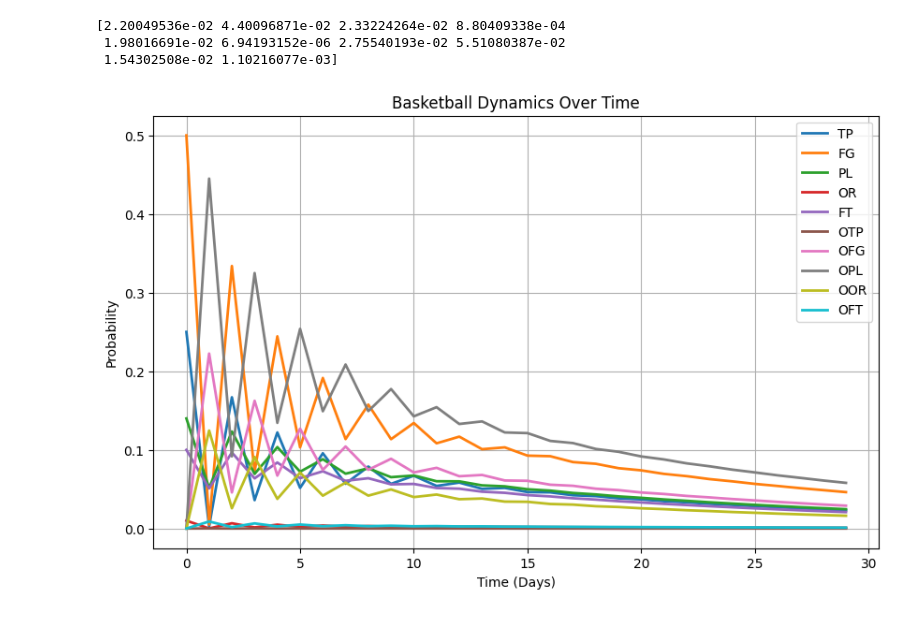
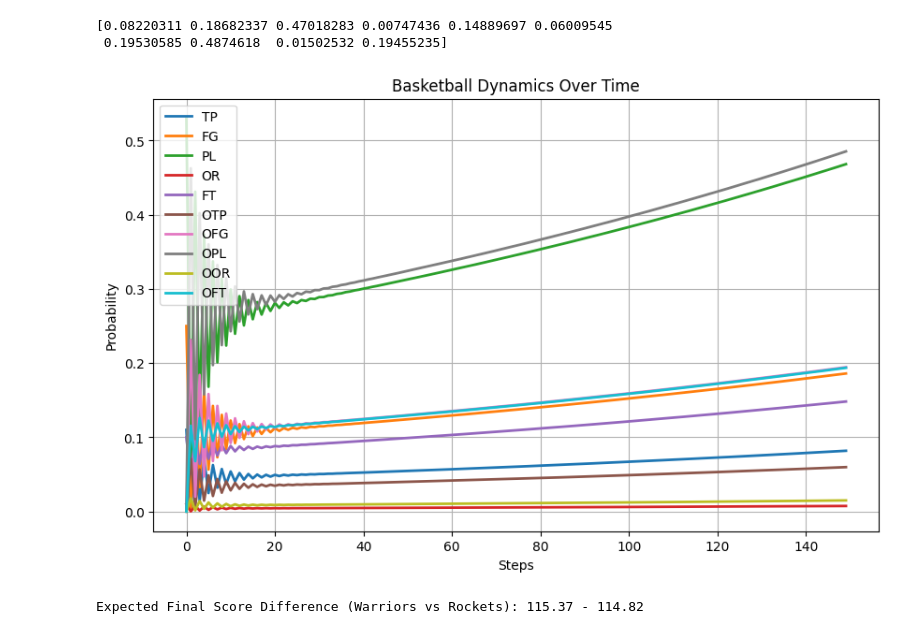
Before and after one commit to jchen-0808/AM115finalproject, a Jupyter notebook: main.ipynb, the cells around one changed output. Drawn from its saved outputs; the diff is of its cells as text; code cells hidden in the pictures.

```diff
--- a/main.ipynb
+++ b/main.ipynb
@@ -5,49 +6,66 @@ import random
 # %%
 # Simulating a basketball game
 
 # Three pointer, field goal, pocession lost, free throw, opponent three, opponent field goal,
 # opponenent pocession lost, opponent offensive rebound, opponent free throw
 states = ["TP", "FG", "PL", "OR", "FT", "OTP", "OFG", "OPL", "OOR", "OFT"]
-probabilities = np.array([0.25, 0.5, 0.14, 0.01, 0.1, 0, 0, 0, 0, 0])
+probabilities = np.array([0.11, 0.25, 0.53, 0.01, 0.1, 0, 0, 0, 0, 0])
 
 
 transition_matrix = np.array([
     # TP    FG    PL    OR    FT   OTP  OFG  OPL  OOR  OFT
-    [0,  0,  0,  0,  0, 0.0001, 0.25, 0.5, 0.14, 0.01],  # TP
-    [0,  0,  0,  0,  0, 0.0001, 0.25, 0.5, 0.14, 0.01],  # FG
-    [0,  0,  0,  0,  0, 0, 0.25, 0.5, 0.14, 0.01],  # PL
-    [0.25, 0.5, 0.14, 0.01, 0.1, 0, 0, 0, 0, 0],  # OR
-    [0.00001, 0.00001, 0.5, 0.00001, 0.5, 0, 0, 0, 0, 0],  # FT
-    [0.25, 0.5, 0.14, 0.01, 0.1, 0, 0, 0, 0, 0], # OTP
-    [0.25, 0.5, 0.14, 0.01, 0.1, 0, 0, 0, 0, 0], # OFG
-    [0.25, 0.5, 0.14, 0.01, 0.1, 0, 0, 0, 0, 0], # OPL
-    [0,  0,  0,  0,  0, 0, 0.25, 0.5, 0.14, 0.01], # OOR
-    [0.00001, 0.00001, 0.5, 0.00001, 0.5, 0, 0, 0, 0, 0] # OFT
+    [0,  0,  0,  0, 0.0001, 0.08, 0.26, 0.5199, 0.02, 0.13],  # TP
+    [0,  0,  0,  0, 0.0001, 0.08, 0.26, 0.5199, 0.02, 0.13],  # FG
+    [0,  0,  0,  0,  0, 0.08, 0.26, 0.52, 0.02, 0.13],  # PL
+    [0.11, 0.25, 0.53, 0.01, 0.1, 0, 0, 0, 0, 0],  # OR
+    [0.00001, 0.00001, 0.5, 0.00001, 0.49997, 0, 0, 0, 0, 0],  # FT
+    [0.11, 0.25, 0.5299, 0.01, 0.1, 0, 0, 0, 0, 0.0001], # OTP
+    [0.11, 0.25, 0.5299, 0.01, 0.1, 0, 0, 0, 0, 0.0001], # OFG
+    [0.11, 0.25, 0.53, 0.01, 0.1, 0, 0, 0, 0, 0], # OPL
+    [0,  0,  0,  0, 0, 0.08, 0.26, 0.52, 0.02, 0.13], # OOR
+    [0, 0, 0, 0, 0, 0.00001, 0.00001, 0.5, 0.00001, 0.49997] # OFT
 ])
 
 # Evolving over time
-time = 30
-history = np.zeros((time, len(states)))
+steps = 150
+history = np.zeros((steps, len(states)))
 
-for i in range(time):
+for i in range(steps):
     history[i] = probabilities
     probabilities = probabilities @ transition_matrix
 
 print(probabilities)
 plt.figure(figsize=(10, 6))
 for i, state in enumerate(states):
-    plt.plot(range(time), history[:, i], label=state, linewidth=2)
+    plt.plot(range(steps), history[:, i], label=state, linewidth=2)
 
-plt.xlabel("Time (Days)")
+plt.xlabel("Steps")
 plt.ylabel("Probability")
 plt.title("Basketball Dynamics Over Time")
 plt.legend()
 plt.grid(True)
 plt.show()
 # %% [output]
-[2.20049536e-02 4.40096871e-02 2.33224264e-02 8.80409338e-04
- 1.98016691e-02 6.94193152e-06 2.75540193e-02 5.51080387e-02
- 1.54302508e-02 1.10216077e-03]
+[0.08220311 0.18682337 0.47018283 0.00747436 0.14889697 0.06009545
+ 0.19530585 0.4874618  0.01502532 0.19455235]
-[figure, old version]
+[figure, new version]
+# %%
+
+# Warriors Expected Points
+score_vector = np.array([3, 2, 0, 0, 1, 0, 0, 0, 0, 0])
+w_expected_points_per_step = np.dot(probabilities, score_vector)
+
+# Rockets Expected Points
+score_vector = np.array([0, 0, 0, 0, 0, 3, 2, 0, 0, 1])
+r_expected_points_per_step = np.dot(probabilities, score_vector)
+
+
+# Final expected score difference
+w_expected_final_score = w_expected_points_per_step * steps
+r_expected_final_score = r_expected_points_per_step * steps
+
+print(f"Expected Final Score Difference (Warriors vs Rockets): {w_expected_final_score:.2f} - {r_expected_final_score:.2f}")
+# %% [output]
+Expected Final Score Difference (Warriors vs Rockets): 115.37 - 114.82
 # %%
 def simulate_basketball_game(num_plays,
```
Also changed, not shown: parts of 5 cells of this notebook.
